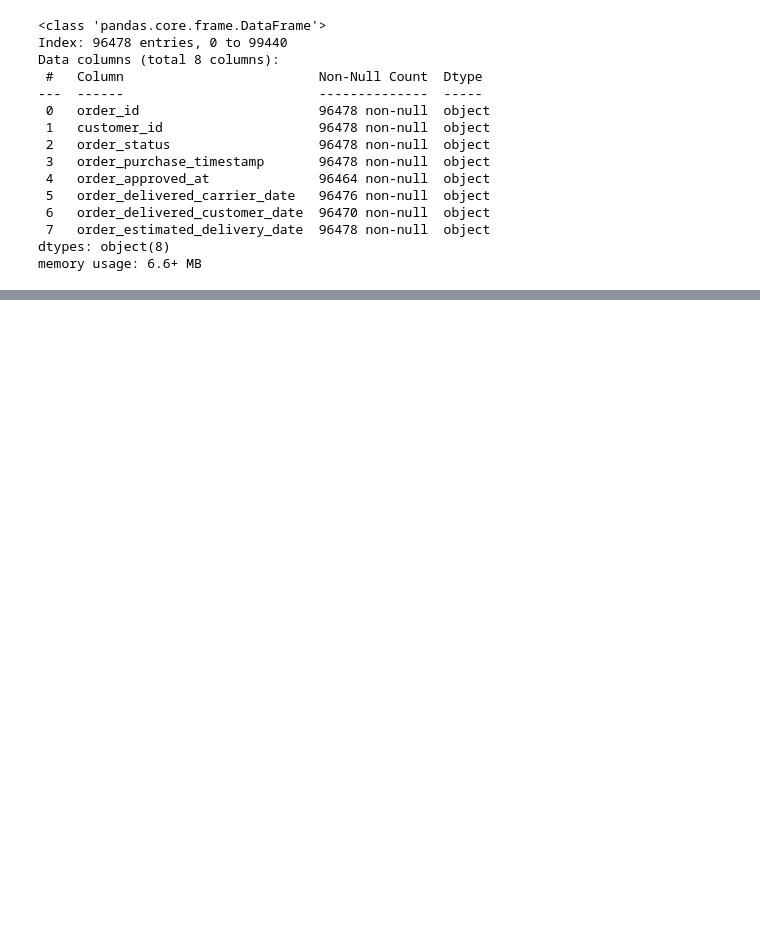
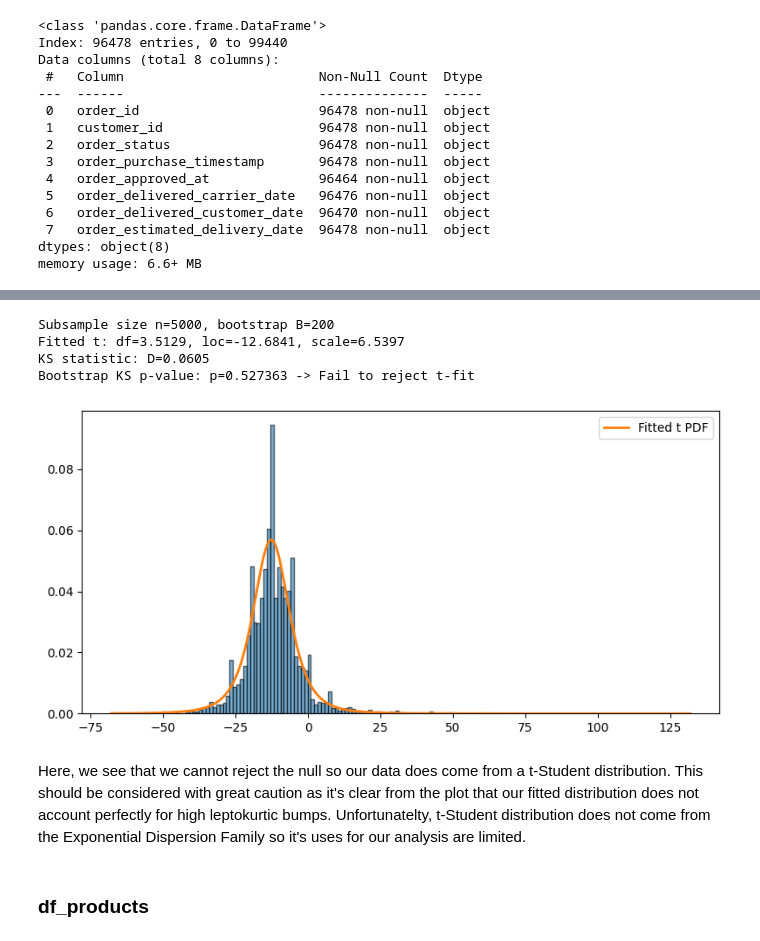
Before and after one commit to jakubpyszniak/ML_II_final_project, a Jupyter notebook: Data introduction and EDA.ipynb, the cells around one changed output, grey strips where cells are left out. Saved outputs shown, nothing was run; the diff lists cells and outputs as text; code cells hidden in the pictures; blank space fills up the shorter version.

```diff
--- a/Data introduction and EDA.ipynb
+++ b/Data introduction and EDA.ipynb
@@ -364,0 +1088,45 @@ plt.show()
+# %%
+x = df_orders_status_delivered["delay_days"].dropna().astype(float).to_numpy()
+
+rng = np.random.default_rng(0)
+m = min(5000, len(x))          # subsample size
+x = rng.choice(x, size=m, replace=False)
+n = len(x)
+
+df_hat, loc_hat, scale_hat = stats.t.fit(x)
+D_obs = stats.kstest(x, "t", args=(df_hat, loc_hat, scale_hat)).statistic
+
+B = 200
+Ds = np.empty(B)
+for b in range(B):
+    xb = stats.t.rvs(df_hat, loc=loc_hat, scale=scale_hat, size=n, random_state=rng)
+    df_b, loc_b, scale_b = stats.t.fit(xb)
+    Ds[b] = stats.kstest(xb, "t", args=(df_b, loc_b, scale_b)).statistic
+
+p_boot = (np.sum(Ds >= D_obs) + 1) / (B + 1)
+
+alpha = 0.05
+decision = "Fail to reject t-fit" if p_boot >= alpha else "Reject t-fit"
+
+print(f"Subsample size n={n}, bootstrap B={B}")
+print(f"Fitted t: df={df_hat:.4f}, loc={loc_hat:.4f}, scale={scale_hat:.4f}")
+print(f"KS statistic: D={D_obs:.4f}")
+print(f"Bootstrap KS p-value: p={p_boot:.6f} -> {decision}")
+
+plt.figure(figsize=(8, 4))
+plt.hist(x, bins="fd", density=True, alpha=0.6, edgecolor="black")
+xs = np.linspace(x.min(), x.max(), 500)
+plt.plot(xs, stats.t.pdf(xs, df_hat, loc=loc_hat, scale=scale_hat), linewidth=2, label="Fitted t PDF")
+plt.legend()
+plt.tight_layout()
+plt.show()
+# %% [output]
+Subsample size n=5000, bootstrap B=200
+Fitted t: df=3.5129, loc=-12.6841, scale=6.5397
+KS statistic: D=0.0605
+Bootstrap KS p-value: p=0.527363 -> Fail to reject t-fit
+[figure, added]
+# %% [markdown]
+Here, we see that we cannot reject the null so our data does come from a t-Student distribution. This should be considered with great caution as it's clear from the plot that our fitted distribution does not account perfectly for high leptokurtic bumps. Unfortunatelty, t-Student distribution does not come from the Exponential Dispersion Family so it's uses for our analysis are limited.
+# %% [markdown]
+### df_products
```
Also changed, not shown: parts of 152 cells of this notebook.
